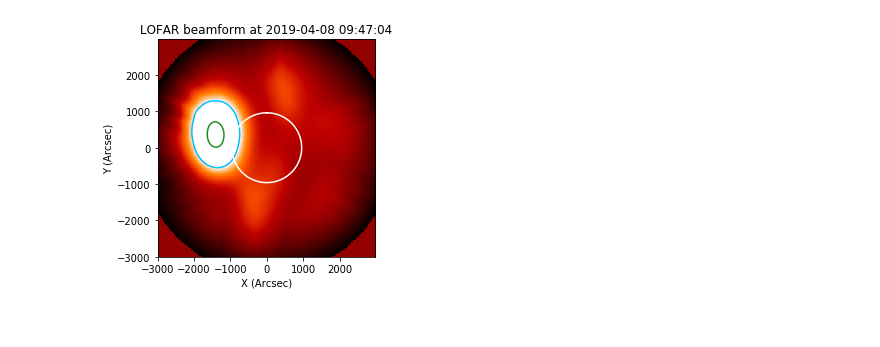
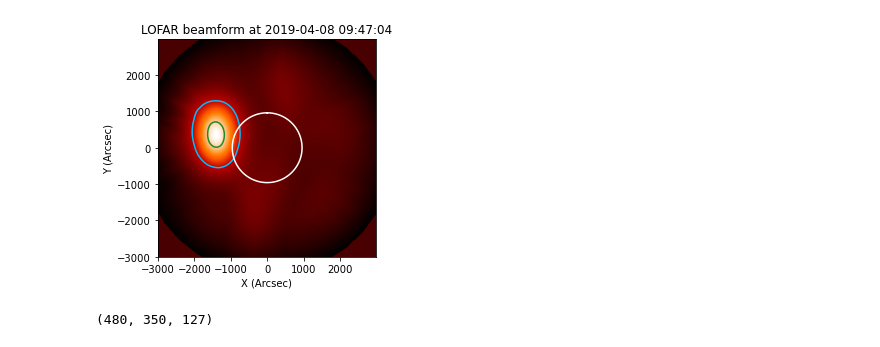
Before and after one commit to peijin94/LOFAR-Sun-tools, a Jupyter notebook: demo/demo_fitscube.ipynb, the cells around one changed output. Saved outputs shown, nothing was run; the diff lists cells and outputs as text; code cells hidden in the pictures.

Commit message:
epoch of mpl date2num

```diff
--- a/demo/demo_fitscube.ipynb
+++ b/demo/demo_fitscube.ipynb
@@ -1,16 +1,19 @@
 # %%
-# a demo for sunpy-map coordinate compared to 'old-school'
-
 import sys
 sys.path.insert(1, '../pro/src') # make sure to use the code in this repo
 
-%load_ext autoreload
-%autoreload 2
 
 import lofarSun
-import matplotlib.pyplot as plt
 from lofarSun import lofarData
 import matplotlib.dates as mdates
 import datetime
 import matplotlib.pyplot as plt
 import numpy as np
+
+import matplotlib as mpl
+mpl.rcParams['date.epoch']="0000-12-31T00:00:00"
+
+%load_ext autoreload
+%autoreload 2
+# %%
+plt.rcParams.keys()
@@ -24,16 +45,21 @@ X,Y,data_bf,x,y,Ibeam=dataset.bf_image_by_freq_time(freq,time,asecpix=20,extrap=
 # %%
 plt.imshow(data_bf)
 ax = plt.gca()
-im = ax.imshow(data_bf, cmap='gist_heat',
+im = ax.imshow((data_bf), cmap='gist_heat',
   origin='lower',extent=[np.min(X),np.max(X),np.min(Y),np.max(Y)])
 ax.set_xlabel('X (Arcsec)')
 ax.set_ylabel('Y (Arcsec)')
 ax.set_aspect('equal', 'box')
 ax.contour(X,Y,data_bf/np.max(data_bf),levels=[0.5,0.9],colors=['deepskyblue','forestgreen'])
 ax.set_title('LOFAR beamform at '+str(dtime)[0:19])
 ax.plot(960*np.sin(np.arange(0,2*np.pi,0.001)),
                         960*np.cos(np.arange(0,2*np.pi,0.001)),'w')
 
-ax.get_images()[1].set_clim([0,np.max(data_bf)/2])
+ax.get_images()[1].set_clim([0,np.max(data_bf)])
 # %% [output]
-[figure, old version]
+[figure, new version]
+# %%
+dataset.data_cube.shape
+#(freq time beam)
+# %% [output]
+(480, 350, 127)
```
Also changed, not shown: parts of 2 cells of this notebook, 23 other files.
